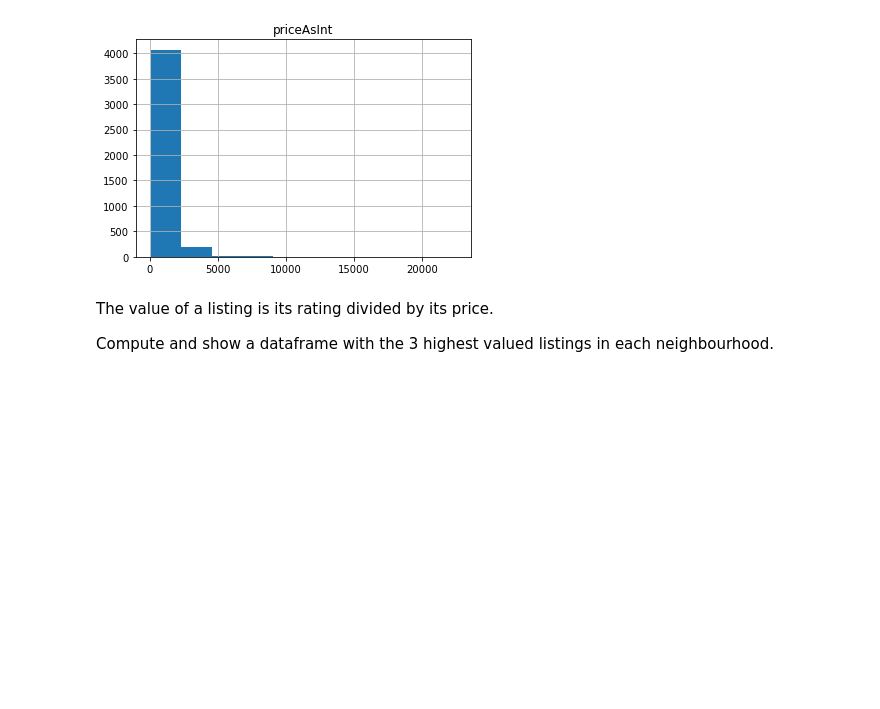
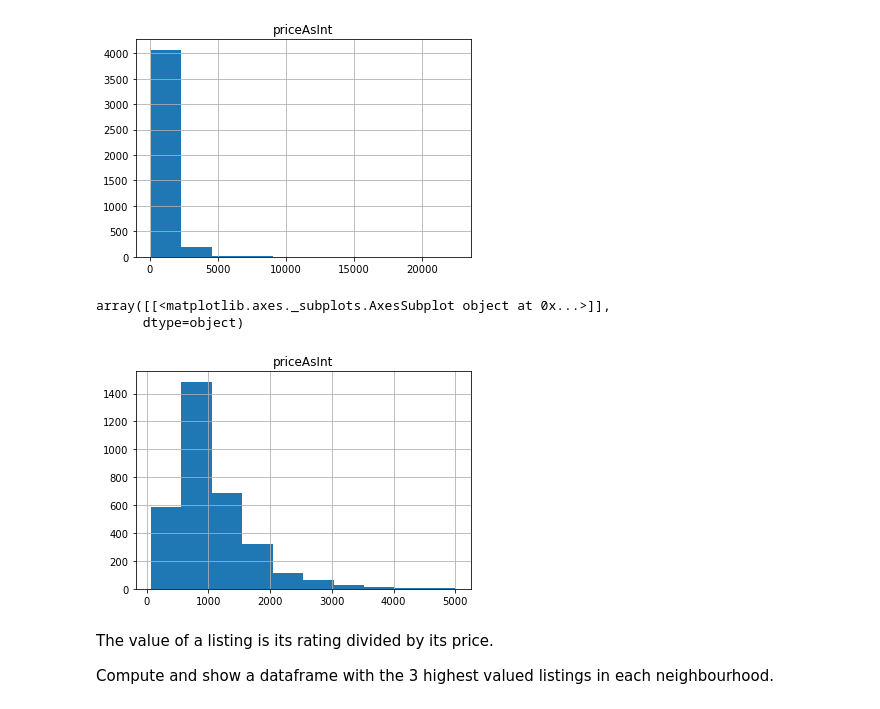
Before and after one commit to Martinnes/02802_comp_tools, a Jupyter notebook: project3/Project 3 - Airbnb.ipynb, the cells around one changed output. Cells and saved outputs as stored; diff of their text form; code cells hidden in the pictures; blank space fills up the shorter version.

```diff
--- a/project3/Project 3 - Airbnb.ipynb
+++ b/project3/Project 3 - Airbnb.ipynb
@@ -207,6 +207,16 @@ pandasdf.hist(column=["priceAsInt"])
 array([[<matplotlib.axes._subplots.AxesSubplot object at 0x...>]],
       dtype=object)
 [figure]
+# %%
+#We use the stockholm data frame to select all and convert it into a pandas dataframe for plotting purposes.
+pandasdfLessThan5k = stockholm_df.select("*").where(f.col('priceAsInt')<5000).toPandas()
+
+#We use the boxplot over the column "priceAsInt" to show the distribution of listing prices in Stockholm
+pandasdfLessThan5k.hist(column=["priceAsInt"])
+# %% [output]
+array([[<matplotlib.axes._subplots.AxesSubplot object at 0x...>]],
+      dtype=object)
+[figure, added]
 # %% [markdown]
 The value of a listing is its rating divided by its price.
 
```
Also changed, not shown: parts of 9 cells of this notebook.
